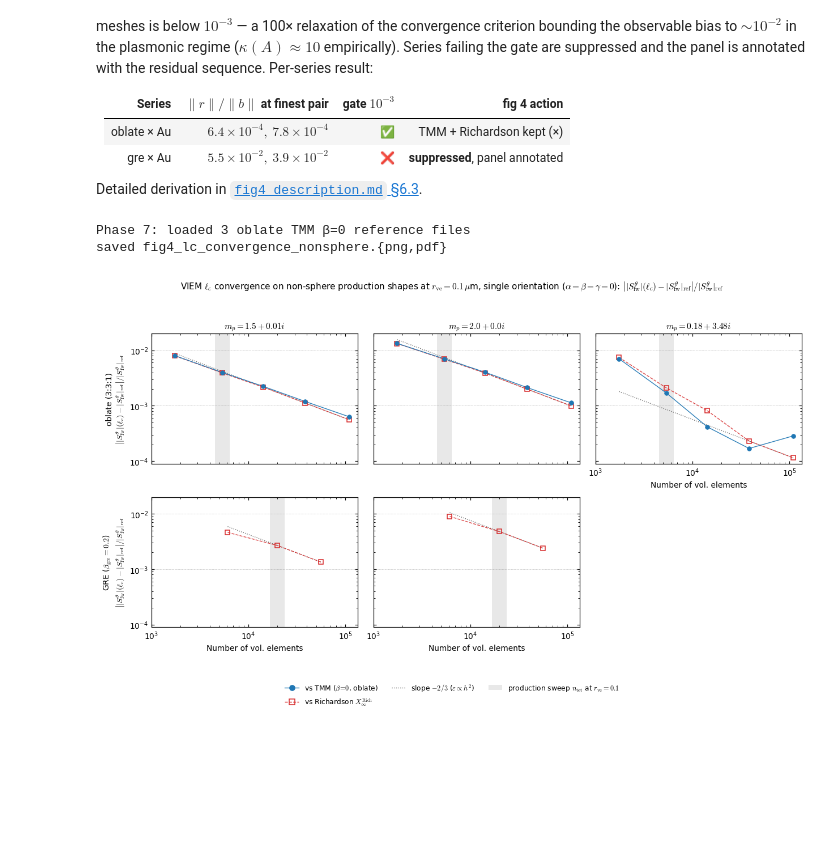
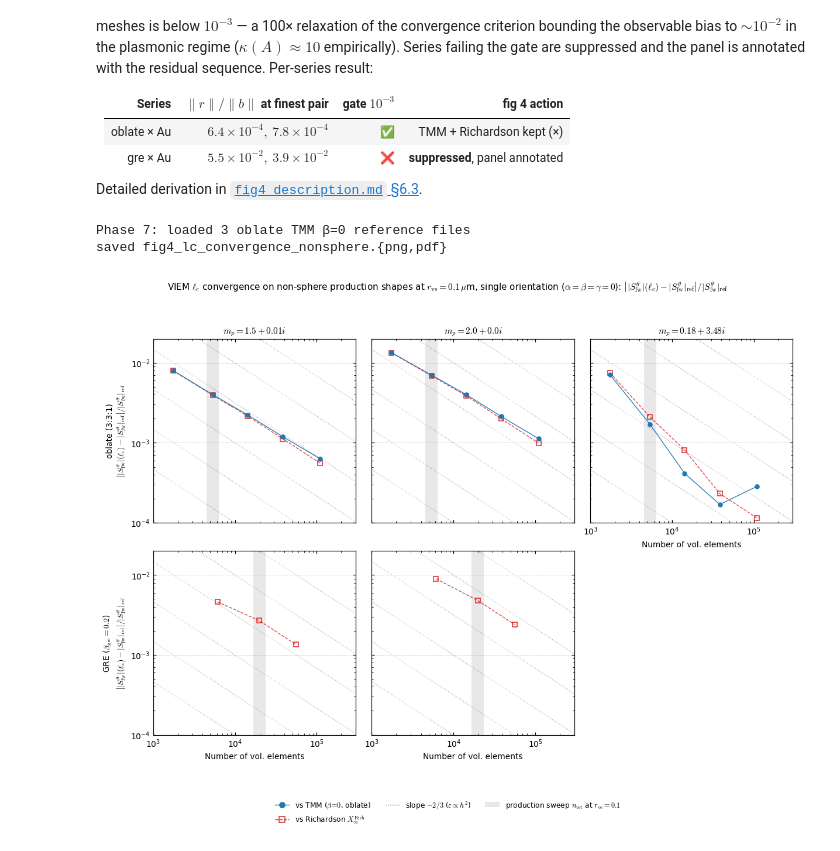
Before and after one commit to NobuhiroMoteki/block-DDA_Py, a Jupyter notebook: dda_results/paper/plot_paper_results.ipynb, the cells around one changed output. Cells and saved outputs as stored; diff of their text form; code cells hidden in the pictures; blank space fills up the shorter version.

```diff
--- a/dda_results/paper/plot_paper_results.ipynb
+++ b/dda_results/paper/plot_paper_results.ipynb
@@ -1137,6 +1137,18 @@ from matplotlib.patches import Patch  # noqa: E402  — local to Phase 7
 
 PHASE7_RESIDUAL_THRESHOLD = 1.0e-3
 PHASE7_SHAPES = ['oblate', 'gre']
+
+# Fixed panel limits — uniform across all panels via sharex/sharey.
+PHASE7_XLIM = (1.0e3, 3.0e5)
+PHASE7_YLIM = (1.0e-4, 2.0e-2)
+
+# Slope-(-2/3) reference grid: 6 parallel lines passing through
+# (PHASE7_SLOPE_REF_X, ref_y) for ref_y in PHASE7_SLOPE_REF_YS, with
+# slope -2/3 in log-log. Identical on every panel (no per-panel LSQ
+# fit) so the same reference grid frames every dataset.
+PHASE7_SLOPE_REF_X  = 1.0e4
+PHASE7_SLOPE_REF_YS = (1.0e-4, 10.0**(-3.5), 1.0e-3, 10.0**(-2.5),
+                        1.0e-2, 10.0**(-1.5))  # 0.5-decade spacing
 
 # Single observable for fig 4 (paper editorial decision): |S_fw_θ| is
 # the polarimetric forward amplitude that the CAS-v2 retrieval consumes
@@ -1221,8 +1233,12 @@ def _phase7_kind_to_scalar(v, kind):
 
 
 def plot_phase7(save=True):
+    # figsize matched to fig 1's per-panel aspect: fig 1 uses (11, 4) for
+    # 1x3 -> ~3.67 x 4 per panel. Doubling the height for 2x3 here gives
+    # the same per-panel aspect; h_pad in tight_layout (below) tightens
+    # the row gap.
     fig, axes = plt.subplots(len(PHASE7_SHAPES), len(MATERIALS),
-                              figsize=(11.5, 6.5),
+                              figsize=(11, 8),
                               sharex=True, sharey=True)
     fig.suptitle(r'VIEM $\ell_c$ convergence on non-sphere production shapes '
                   r'at $r_{\rm ve}=0.1\,\mu$m, single orientation '
@@ -1367,29 +1383,22 @@ def plot_phase7(save=True):
                                         marker='x', markersize=8, mew=1.4,
                                         color=PHASE7_TMM_COLOR, zorder=4)
 
-                # ----- Slope guide anchored on Richardson > TMM > coarsest.
-                # Richardson by construction satisfies the assumed h^2 rate
-                # between its 2nd-finest and finest meshes (X_inf is built
-                # from exactly those two points), so a -2/3 line anchored on
-                # the Richardson 2nd-finest point is guaranteed to pass
-                # through both Richardson markers. Anchoring on TMM instead
-                # makes the line drift below the Richardson curve in
-                # regimes where TMM convergence is non-monotonic
-                # (e.g. oblate x Au plasmonic, where eps_T at finest exceeds
-                # eps_T at 2nd-finest) — the line then passes through
-                # neither Richardson nor finest TMM. Hence Richardson first.
+                # ----- Slope -2/3 reference grid: 6 parallel guide lines
+                # passing through (PHASE7_SLOPE_REF_X, ref_y) for each
+                # ref_y in PHASE7_SLOPE_REF_YS (0.5-decade spaced).
+                # Identical on every panel — no per-panel LSQ — so the
+                # same reference frames every dataset uniformly.
+                # Drawn across the full panel x range PHASE7_XLIM (data
+                # range plus generous margin to either side).
                 if not anchor_set:
-                    eps_anchor = None
-                    if eps_r is not None and np.isfinite(eps_r[i_2nd]) and eps_r[i_2nd] > 0:
-                        eps_anchor = float(eps_r[i_2nd])
-                    elif eps_t is not None and np.isfinite(eps_t[i_2nd]) and eps_t[i_2nd] > 0:
-                        eps_anchor = float(eps_t[i_2nd])
-                    if eps_anchor is not None:
-                        xs = np.array([x_n.min(), x_n.max()])
-                        ys = eps_anchor * (xs / x_n[i_2nd]) ** (-2.0 / 3.0)
-                        ax.plot(xs, ys, ls=':', color='k', lw=0.9, alpha=0.6,
-                                zorder=0)
-                        anchor_set = True
+                    xs = np.array(PHASE7_XLIM, dtype=float)
+                    a_factor = PHASE7_SLOPE_REF_X ** (2.0/3.0)
+                    for ref_y in PHASE7_SLOPE_REF_YS:
+                        a_k = ref_y * a_factor
+                        ax.plot(xs, a_k * xs ** (-2.0/3.0),
+                                ls=':', color='k', lw=0.7,
+                                alpha=0.35, zorder=0)
+                    anchor_set = True
 
             if not anchor_set:
                 xs = np.array([x_n.min(), x_n.max()])
@@ -1446,36 +1455,37 @@ def plot_phase7(save=True):
     ]
     # × stalled marker dropped: with Au panels treated as gate-pass and
     # non-Au panels fully converged, no point in fig 4 ever uses the
     # stalled glyph. Production-sweep gray axvspan promoted to a Patch
     # entry, matching fig 1's legend style.
     handles_extra = [
         Line2D([], [], color='k', linestyle=':', lw=0.9, alpha=0.6,
                 label=r'slope $-2/3$ ($\varepsilon\propto h^2$)'),
         Patch(facecolor='gray', alpha=0.18, edgecolor='none',
                 label=r'production sweep $n_{\rm tet}$ at $r_{\rm ve}=0.1$'),
     ]
-    # x-axis lower bound clipped to 10^3 (the smallest sweep n_tet = 405
-    # at oblate × n15 is below the bound and gets cropped out — it is far
-    # from the asymptotic regime anyway). sharex=True propagates.
-    axes[0, 0].set_xlim(left=1e3)
+    # Fixed panel limits propagated via sharex/sharey: x range pulled
+    # out to 3e5 so the slope-(-2/3) reference grid extends past the
+    # data range (max sweep n_tet = 109 692 = 1.1e5 on oblate × Au).
+    axes[0, 0].set_xlim(*PHASE7_XLIM)
+    axes[0, 0].set_ylim(*PHASE7_YLIM)
 
     # GRE × Au panel below oblate × Au is hidden, so oblate × Au would
     # otherwise inherit the sharex=True suppression of its tick labels and
     # have no xlabel. Force-show the bottom tick labels and add the x-axis
     # label here.
     axes[0, 2].tick_params(axis='x', which='both', labelbottom=True)
     axes[0, 2].set_xlabel('Number of vol. elements')
     fig.legend(handles=handles_ref + handles_extra,
                 ncol=3, loc='lower center', bbox_to_anchor=(0.5, -0.07),
                 fontsize=8)
-    plt.tight_layout(rect=(0, 0.06, 1, 0.97))
+    plt.tight_layout(rect=(0, 0.05, 1, 0.97), h_pad=0.3)
     if save:
         save_fig(fig, 'fig4_lc_convergence_nonsphere')
     plt.show()
 
 
 plot_phase7()
 # %% [output]
 Phase 7: loaded 3 oblate TMM β=0 reference files
 saved fig4_lc_convergence_nonsphere.{png,pdf}
-[figure, old version]
+[figure, new version]
```
Also changed, not shown: 3 other files.
